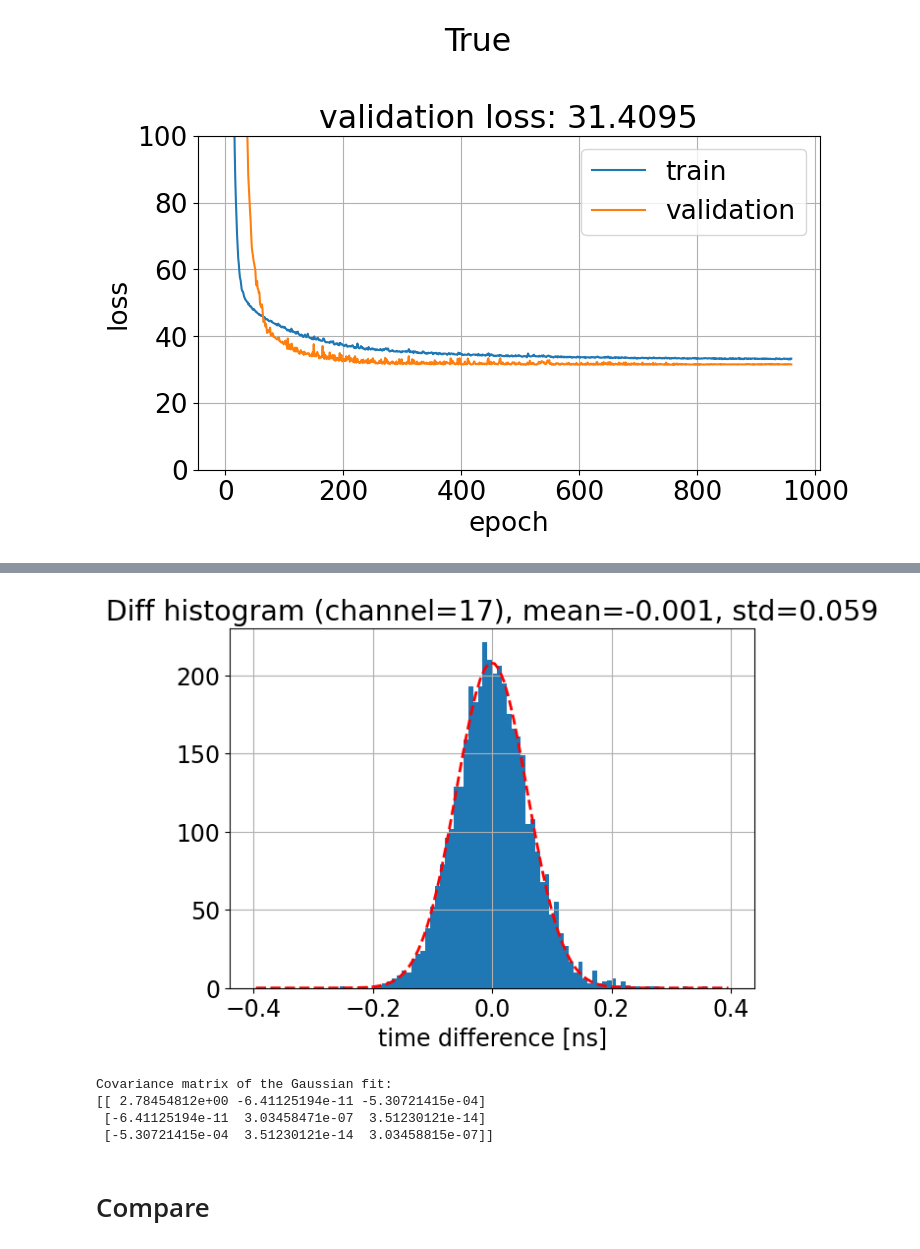
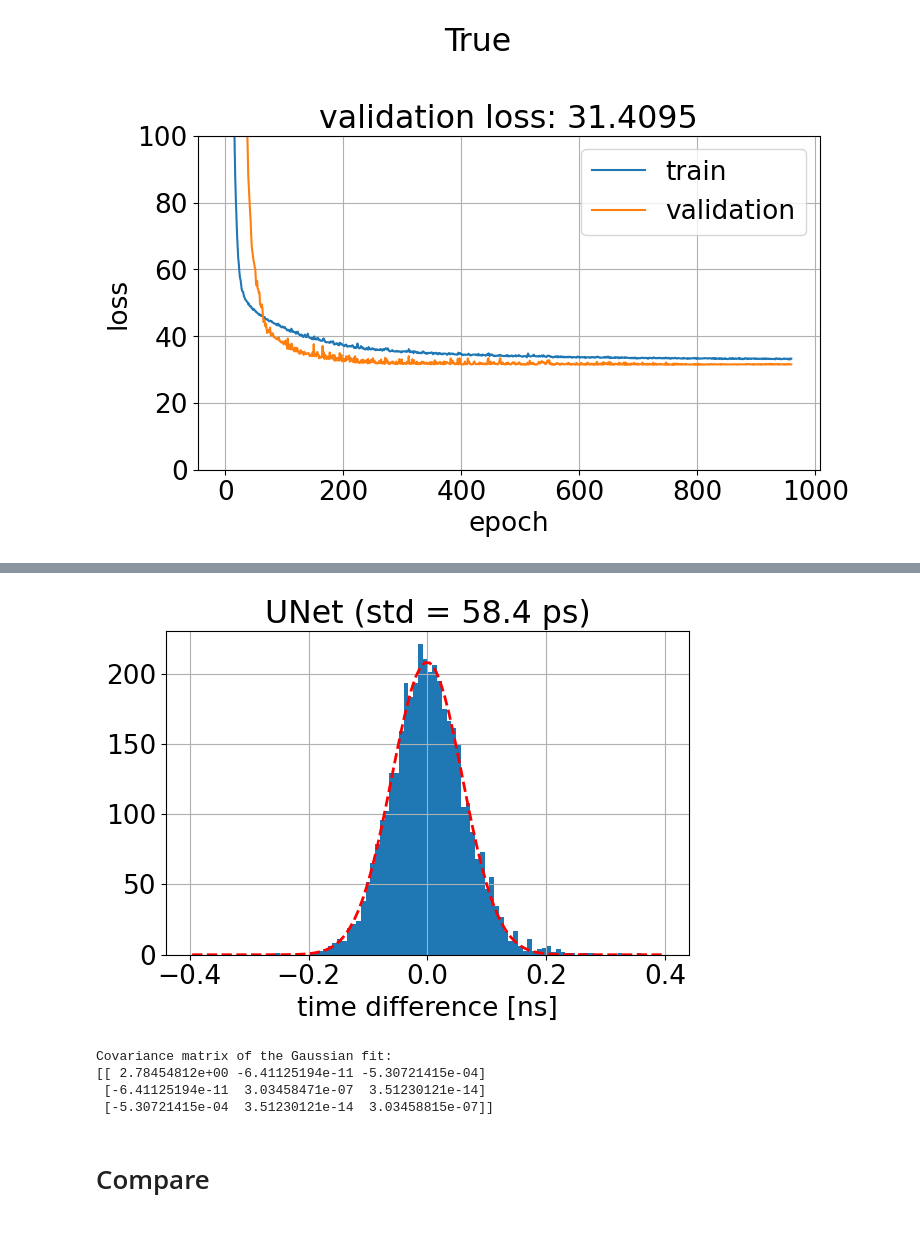
Before and after one commit to MatiXOfficial/pps-diamond-time-measurement, a Jupyter notebook: notebooks/neural_network_results/smearing_48.ipynb, the cells around one changed output, grey strips where cells are left out. Saved outputs shown, nothing was run; the diff lists cells and outputs as text; code cells hidden in the pictures.

```diff
--- a/notebooks/neural_network_results/smearing_48.ipynb
+++ b/notebooks/neural_network_results/smearing_48.ipynb
@@ -147,9 +147,9 @@ for i, y in enumerate(Y_heatmap_pred):
 # %%
-std_model = plot_difference_hist(y_test * TIME_STEP, y_pred * TIME_STEP, 17, hist_range=(-0.4, 0.4),
-                                 xlabel='time difference [ns]',
+std_model = plot_difference_hist(y_test * TIME_STEP, y_pred * TIME_STEP, 17, hist_range=(-0.4, 0.4), fontsize=19,
+                                 xlabel='time difference [ns]', title_text="UNet (std = 58.4 ps)", save_title=True,
                                  savefig=PWD + '/data/plots/nn_results/smearing_48/model_diff.pdf', ymax=230)
 # %% [output]
-[figure, old version]
+[figure, new version]
 Covariance matrix of the Gaussian fit:
 [[ 2.78454812e+00 -6.41125194e-11 -5.30721415e-04]
  [-6.41125194e-11  3.03458471e-07  3.51230121e-14]
```
Also changed, not shown: parts of 2 cells of this notebook, 2 other files.
